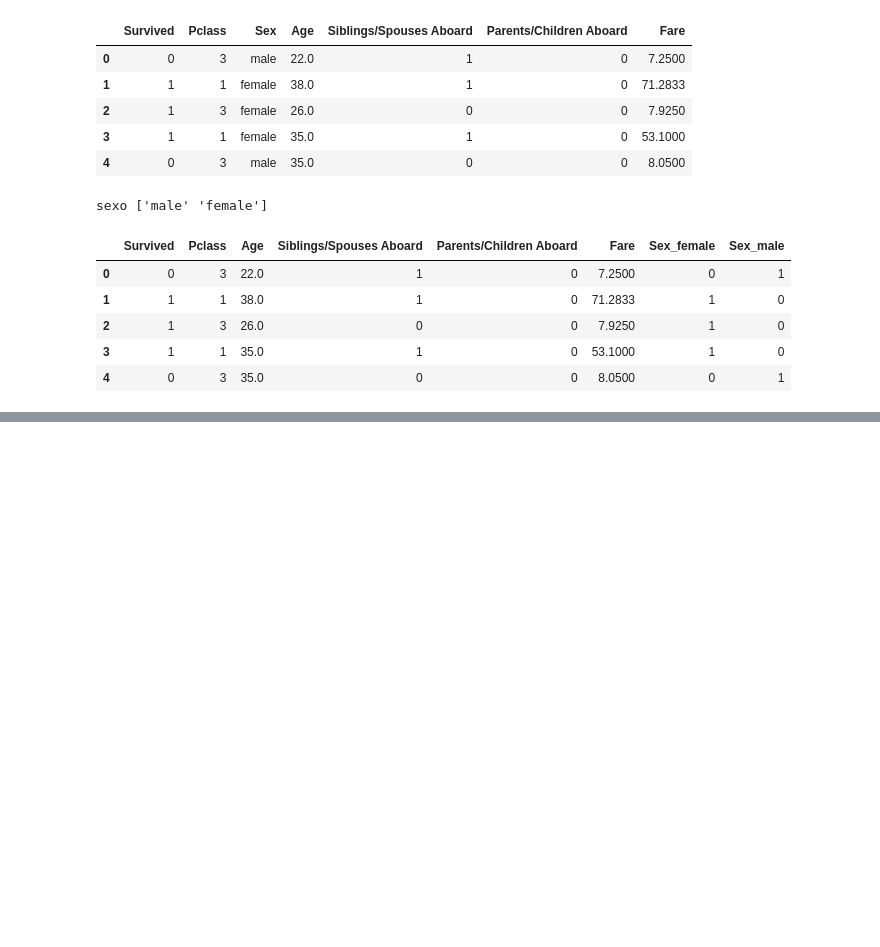
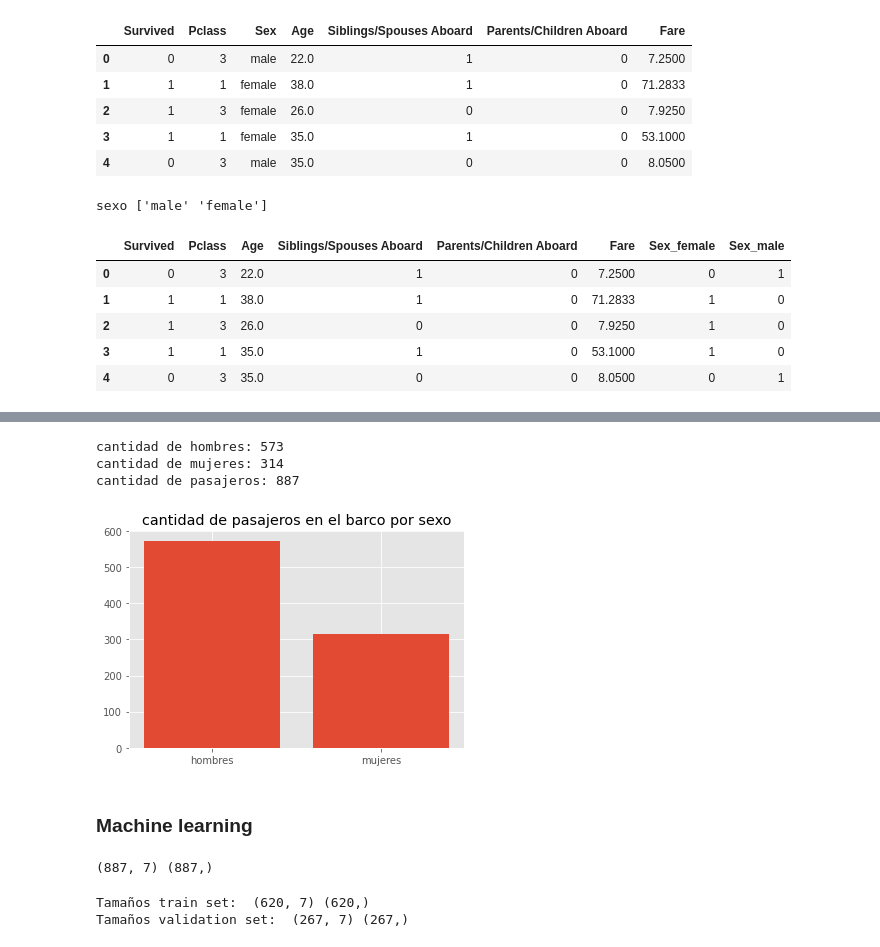
Before and after one commit to galexbh/Machine-learning-course, a Jupyter notebook: src/02 - Hello World/helloworldML.ipynb, the cells around one changed output, grey strips where cells are left out. Saved outputs shown, nothing was run; the diff lists cells and outputs as text; code cells hidden in the pictures; blank space fills up the shorter version.

Commit message:
feat:machine learning

```diff
--- a/src/02 - Hello World/helloworldML.ipynb
+++ b/src/02 - Hello World/helloworldML.ipynb
@@ -87,2 +95,52 @@ df_cleaned = df_categorized.copy()
-# %%
-def plot_with_bar(values = None, title = None)
+# %%
+def plot_with_bar(values = None, title = None, xticks = None):
+    #Assertions
+    if (values == None):
+        raise ValueError("values no puede estar vacio")
+    if (type(values)==list) or type(values == tuple):
+        pass
+    else:
+        raise TypeError("values debe ser una lista o tupla")
+    ind = [i for i in range(len(values))]
+    plt.bar(ind,values)
+    plt.title(title)
+    plt.xticks(ind,xticks)
+    plt.show()
+# %%
+# hombres/mujeres entre los tripulantes
+
+male = df_cleaned.query("Sex_male == 1")
+female = df_cleaned.query("Sex_female == 1")
+
+print("cantidad de hombres:",male.shape[0])
+print("cantidad de mujeres:",female.shape[0])
+print("cantidad de pasajeros:",df_original.shape[0])
+
+# Graficando en un bar plot
+plot_with_bar(values = [male.shape[0],female.shape[0]],
+              title = "cantidad de pasajeros en el barco por sexo",
+              xticks = ["hombres","mujeres"])
+# %% [output]
+cantidad de hombres: 573
+cantidad de mujeres: 314
+cantidad de pasajeros: 887
+[figure, added]
+# %% [markdown]
+### Machine learning
+# %%
+Y = df_cleaned["Survived"]
+X = df_cleaned.drop("Survived", axis = 1)
+
+print(X.shape,Y.shape)
+# %% [output]
+(887, 7) (887,)
+# %%
+TRAIN_SIZE = 0.3
+VALIDATION_SIZE = 0.7
+
+x_train, x_validation, y_train, y_validation = train_test_split(X,Y,test_size=TRAIN_SIZE,random_state=42)
+print("Tamaños train set: ", x_train.shape, y_train.shape)
+print("Tamaños validation set: ", x_validation.shape, y_validation.shape)
+# %% [output]
+Tamaños train set:  (620, 7) (620,)
+Tamaños validation set:  (267, 7) (267,)
```
Also changed, not shown: parts of 4 cells of this notebook.
